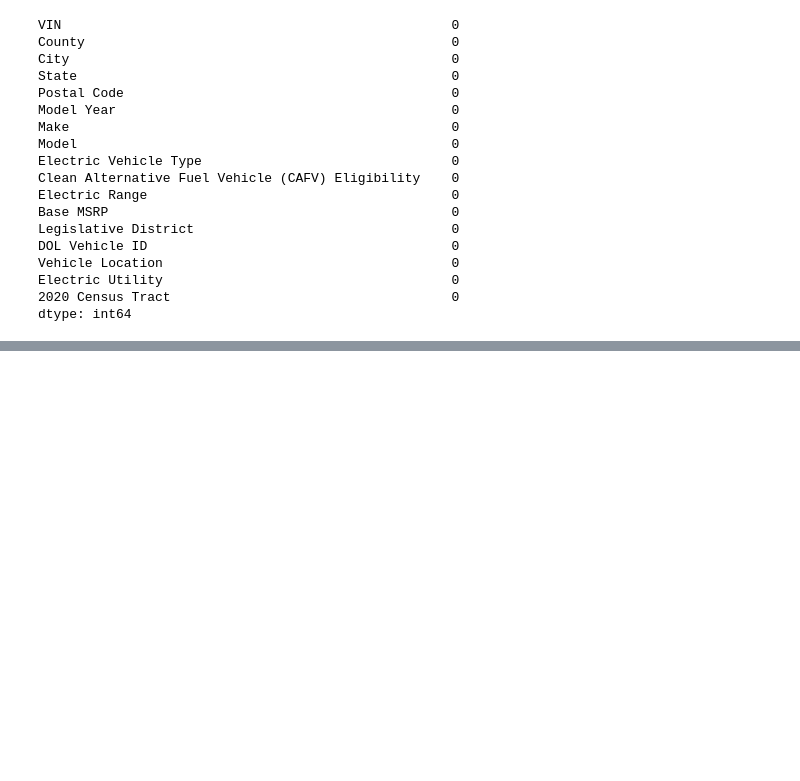
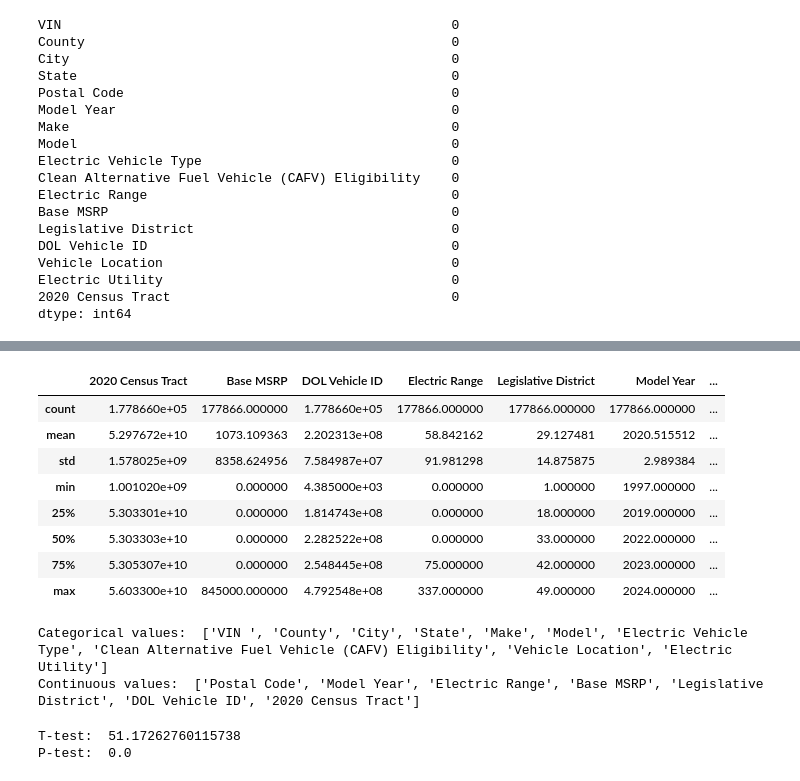
Before and after one commit to SachinGunjal001/Market-Size-Analysis-on-Electric-Vehicles-Industries-, a Jupyter notebook: EV.ipynb, the cells around one changed output, grey strips where cells are left out. Cells and saved outputs as stored; diff of their text form; code cells hidden in the pictures; blank space fills up the shorter version.

```diff
--- a/EV.ipynb
+++ b/EV.ipynb
@@ -170,0 +212,23 @@ dtype: int64
+# %%
+ev.describe()
+# %% [output]
+|  | 2020 Census Tract | Base MSRP | DOL Vehicle ID | Electric Range | Legislative District | Model Year | ... |
+| count | 1.778660e+05 | 177866.000000 | 1.778660e+05 | 177866.000000 | 177866.000000 | 177866.000000 | ... |
+| mean | 5.297672e+10 | 1073.109363 | 2.202313e+08 | 58.842162 | 29.127481 | 2020.515512 | ... |
+| std | 1.578025e+09 | 8358.624956 | 7.584987e+07 | 91.981298 | 14.875875 | 2.989384 | ... |
+| min | 1.001020e+09 | 0.000000 | 4.385000e+03 | 0.000000 | 1.000000 | 1997.000000 | ... |
+| 25% | 5.303301e+10 | 0.000000 | 1.814743e+08 | 0.000000 | 18.000000 | 2019.000000 | ... |
+| 50% | 5.303303e+10 | 0.000000 | 2.282522e+08 | 0.000000 | 33.000000 | 2022.000000 | ... |
+| 75% | 5.305307e+10 | 0.000000 | 2.548445e+08 | 75.000000 | 42.000000 | 2023.000000 | ... |
+| max | 5.603300e+10 | 845000.000000 | 4.792548e+08 | 337.000000 | 49.000000 | 2024.000000 | ... |
+# %%
+print("Categorical values: ", category_val, "\nContinuous values: ", continuous_val )
+# %% [output]
+Categorical values:  ['VIN ', 'County', 'City', 'State', 'Make', 'Model', 'Electric Vehicle Type', 'Clean Alternative Fuel Vehicle (CAFV) Eligibility', 'Vehicle Location', 'Electric Utility']
+Continuous values:  ['Postal Code', 'Model Year', 'Electric Range', 'Base MSRP', 'Legislative District', 'DOL Vehicle ID', '2020 Census Tract']
+# %%
+t_stats_MSRP_Electric_Range, p_stats_MSRP_Electric_Range = stats.ttest_ind(ev['Base MSRP'], ev['Electric Range'])
+print("T-test: ", t_stats_MSRP_Electric_Range, "\nP-test: ", p_stats_MSRP_Electric_Range)
+# %% [output]
+T-test:  51.17262760115738
+P-test:  0.0
```
Also changed, not shown: parts of 9 cells of this notebook.
